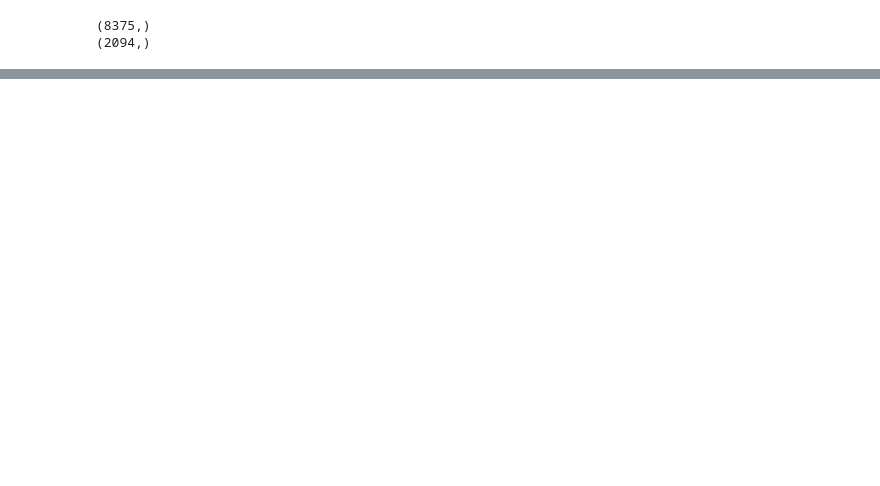
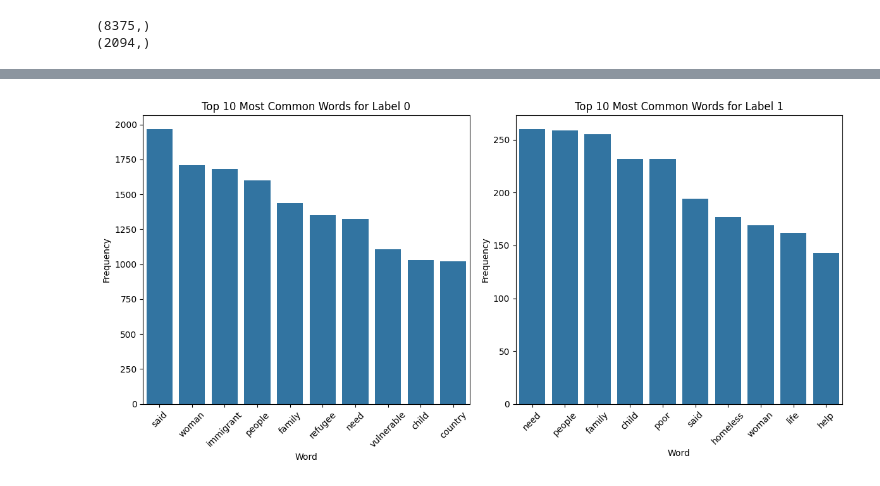
Before and after one commit to Jonezia/DontPatroniseMe, a Jupyter notebook: Untitled.ipynb, the cells around one changed output, grey strips where cells are left out. Saved outputs shown, nothing was run; the diff lists cells and outputs as text; code cells hidden in the pictures; blank space fills up the shorter version.

```diff
--- a/Untitled.ipynb
+++ b/Untitled.ipynb
@@ -77,0 +360,33 @@ print(val_idx.shape)
+# %%
+from collections import Counter
+
+# Separate preprocessed text associated with label 0 and label 1
+text_label_0 = ' '.join(pcl_df[pcl_df['label'] == 0]['preprocessed_text'])
+text_label_1 = ' '.join(pcl_df[pcl_df['label'] == 1]['preprocessed_text'])
+
+# Tokenize the text to extract individual words
+tokens_label_0 = word_tokenize(text_label_0)
+tokens_label_1 = word_tokenize(text_label_1)
+
+# Count the frequency of each word in each bag of words
+word_freq_label_0 = Counter(tokens_label_0)
+word_freq_label_1 = Counter(tokens_label_1)
+
+# Plot the most common words for each bag of words
+plt.figure(figsize=(12, 6))
+plt.subplot(1, 2, 1)
+sns.barplot(x=[pair[0] for pair in word_freq_label_0.most_common(10)], y=[pair[1] for pair in word_freq_label_0.most_common(10)])
+plt.title('Top 10 Most Common Words for Label 0')
+plt.xlabel('Word')
+plt.ylabel('Frequency')
+plt.xticks(rotation=45)
+plt.subplot(1, 2, 2)
+sns.barplot(x=[pair[0] for pair in word_freq_label_1.most_common(10)], y=[pair[1] for pair in word_freq_label_1.most_common(10)])
+plt.title('Top 10 Most Common Words for Label 1')
+plt.xlabel('Word')
+plt.ylabel('Frequency')
+plt.xticks(rotation=45)
+plt.tight_layout()
+plt.show()
+# %% [output]
+[figure, added]
```
Also changed, not shown: parts of 25 cells of this notebook.
